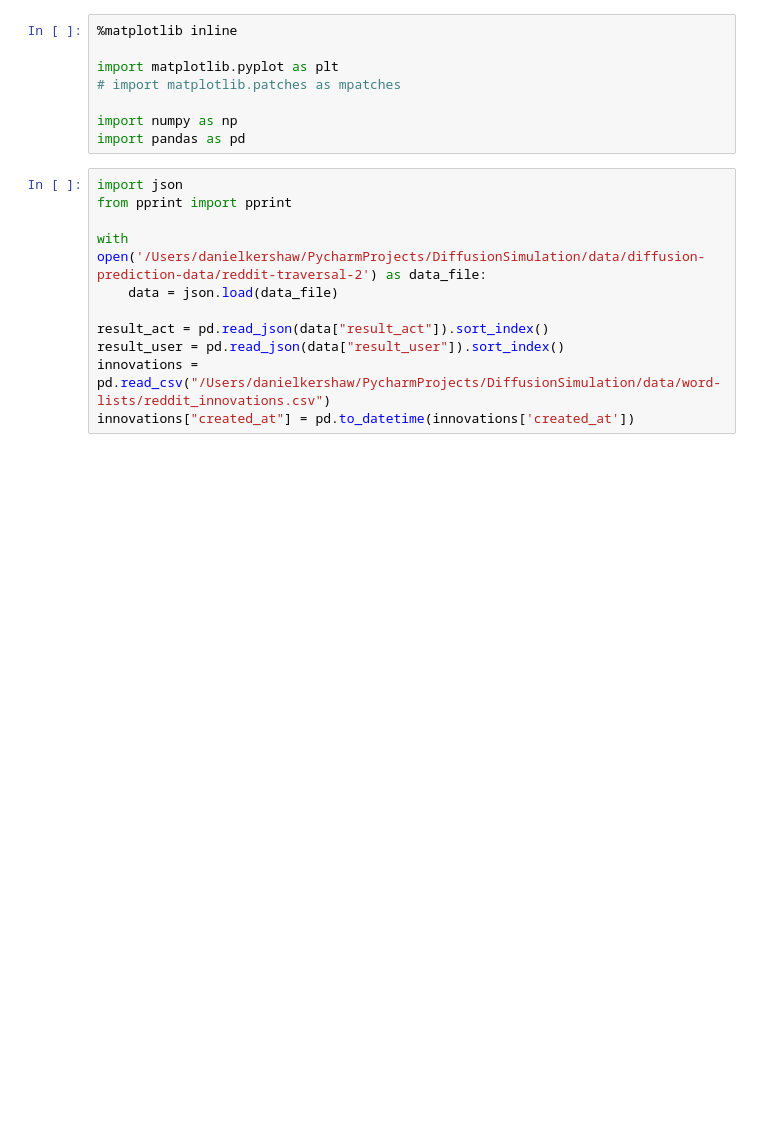
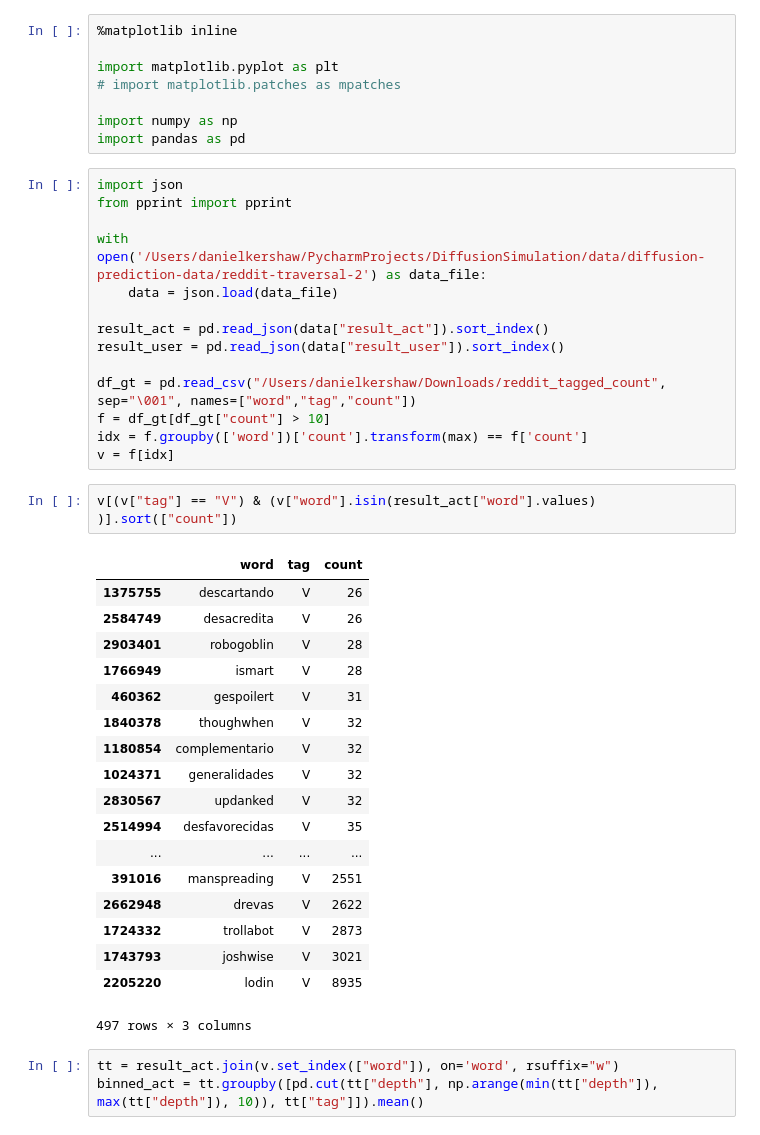
Before and after one commit to danjamker/DiffusionSimulation, a Jupyter notebook: notebook/visualize-diffusion.ipynb, the cells around one changed output. Drawn from its saved outputs; the diff is of its cells as text; blank space fills up the shorter version.

```diff
--- a/notebook/visualize-diffusion.ipynb
+++ b/notebook/visualize-diffusion.ipynb
@@ -15,5 +15,32 @@ with open('/Users/danielkershaw/PycharmProjects/DiffusionSimulation/data/diffusi
 
 result_act = pd.read_json(data["result_act"]).sort_index()
 result_user = pd.read_json(data["result_user"]).sort_index()
-innovations = pd.read_csv("/Users/danielkershaw/PycharmProjects/DiffusionSimulation/data/word-lists/reddit_innovations.csv")
-innovations["created_at"] = pd.to_datetime(innovations['created_at'])
+
+df_gt = pd.read_csv("/Users/danielkershaw/Downloads/reddit_tagged_count", sep="\001", names=["word","tag","count"])
+f = df_gt[df_gt["count"] > 10]
+idx = f.groupby(['word'])['count'].transform(max) == f['count']
+v = f[idx]
+# %%
+v[(v["tag"] == "V") & (v["word"].isin(result_act["word"].values) )].sort(["count"])
+# %% [output]
+|  | word | tag | count |
+| 1375755 | descartando | V | 26 |
+| 2584749 | desacredita | V | 26 |
+| 2903401 | robogoblin | V | 28 |
+| 1766949 | ismart | V | 28 |
+| 460362 | gespoilert | V | 31 |
+| 1840378 | thoughwhen | V | 32 |
+| 1180854 | complementario | V | 32 |
+| 1024371 | generalidades | V | 32 |
+| 2830567 | updanked | V | 32 |
+| 2514994 | desfavorecidas | V | 35 |
+| ... | ... | ... | ... |
+| 391016 | manspreading | V | 2551 |
+| 2662948 | drevas | V | 2622 |
+| 1724332 | trollabot | V | 2873 |
+| 1743793 | joshwise | V | 3021 |
+| 2205220 | lodin | V | 8935 |
+497 rows × 3 columns
+# %%
+tt = result_act.join(v.set_index(["word"]), on='word', rsuffix="w")
+binned_act = tt.groupby([pd.cut(tt["depth"], np.arange(min(tt["depth"]), max(tt["depth"]), 10)), tt["tag"]]).mean()
```
Also changed, not shown: parts of 3 cells of this notebook, 3 other files.
